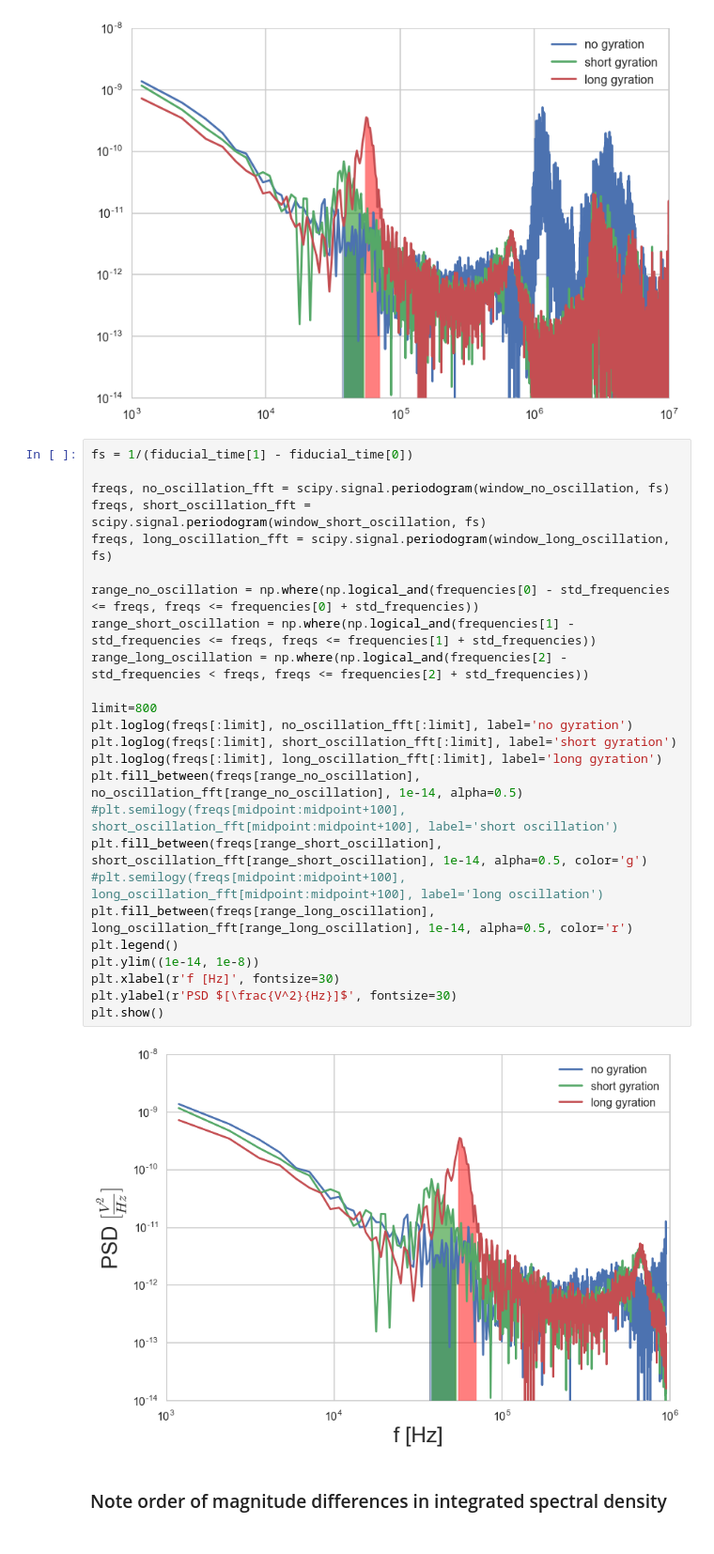
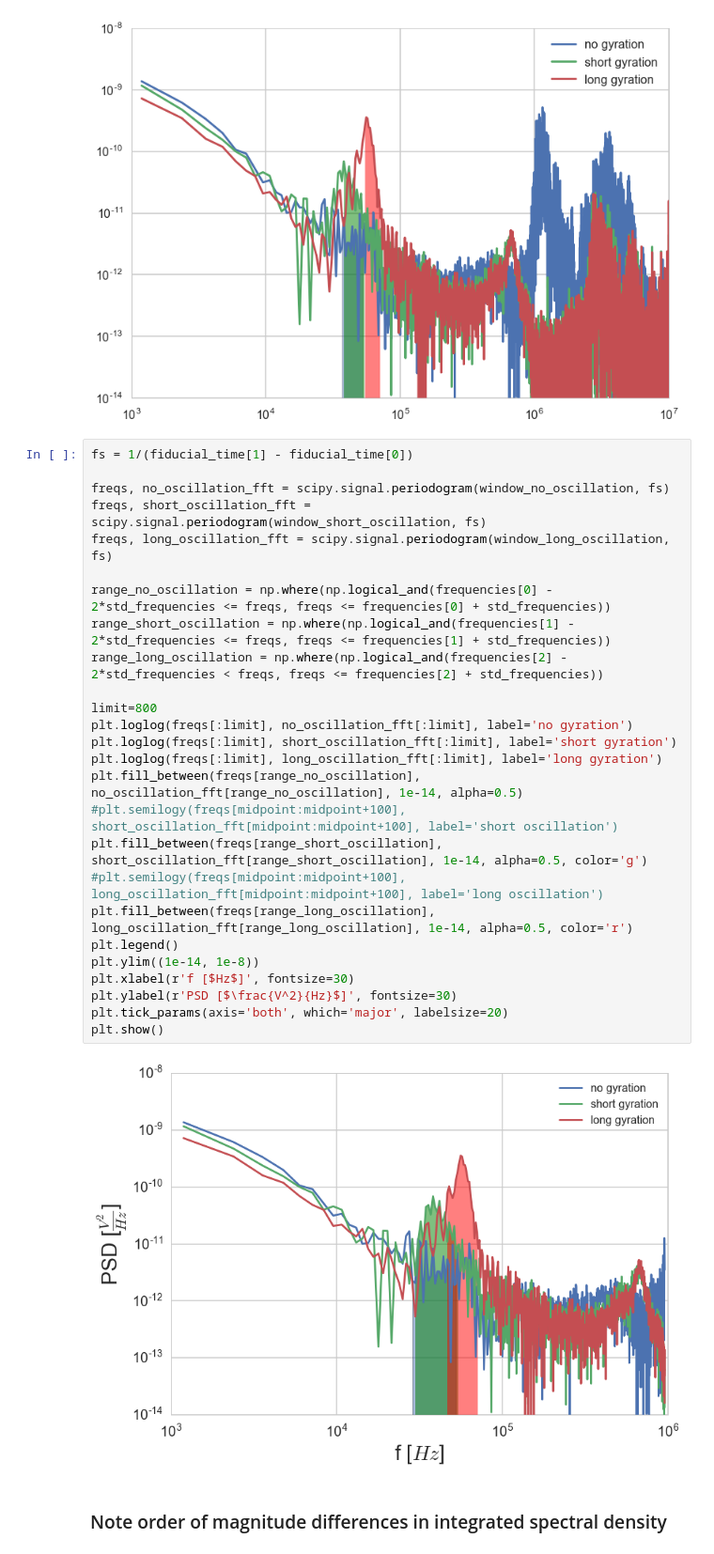
Before and after one commit to jensv/relative_canonical_helicity, a Jupyter notebook: develop_shot_quality_measures.ipynb, the cells around one changed output. Shown at 94% size. Drawn from its saved outputs; the diff is of its cells as text.

```diff
--- a/develop_shot_quality_measures.ipynb
+++ b/develop_shot_quality_measures.ipynb
@@ -675,30 +695,31 @@ plt.show()
 # %%
 fs = 1/(fiducial_time[1] - fiducial_time[0])
 
 freqs, no_oscillation_fft = scipy.signal.periodogram(window_no_oscillation, fs)
 freqs, short_oscillation_fft = scipy.signal.periodogram(window_short_oscillation, fs)
 freqs, long_oscillation_fft = scipy.signal.periodogram(window_long_oscillation, fs)
 
-range_no_oscillation = np.where(np.logical_and(frequencies[0] - std_frequencies <= freqs, freqs <= frequencies[0] + std_frequencies))
-range_short_oscillation = np.where(np.logical_and(frequencies[1] - std_frequencies <= freqs, freqs <= frequencies[1] + std_frequencies))
-range_long_oscillation = np.where(np.logical_and(frequencies[2] - std_frequencies < freqs, freqs <= frequencies[2] + std_frequencies))
+range_no_oscillation = np.where(np.logical_and(frequencies[0] - 2*std_frequencies <= freqs, freqs <= frequencies[0] + std_frequencies))
+range_short_oscillation = np.where(np.logical_and(frequencies[1] - 2*std_frequencies <= freqs, freqs <= frequencies[1] + std_frequencies))
+range_long_oscillation = np.where(np.logical_and(frequencies[2] - 2*std_frequencies < freqs, freqs <= frequencies[2] + std_frequencies))
 
 limit=800
 plt.loglog(freqs[:limit], no_oscillation_fft[:limit], label='no gyration')
 plt.loglog(freqs[:limit], short_oscillation_fft[:limit], label='short gyration')
 plt.loglog(freqs[:limit], long_oscillation_fft[:limit], label='long gyration')
 plt.fill_between(freqs[range_no_oscillation], no_oscillation_fft[range_no_oscillation], 1e-14, alpha=0.5)
 #plt.semilogy(freqs[midpoint:midpoint+100], short_oscillation_fft[midpoint:midpoint+100], label='short oscillation')
 plt.fill_between(freqs[range_short_oscillation], short_oscillation_fft[range_short_oscillation], 1e-14, alpha=0.5, color='g')
 #plt.semilogy(freqs[midpoint:midpoint+100], long_oscillation_fft[midpoint:midpoint+100], label='long oscillation')
 plt.fill_between(freqs[range_long_oscillation], long_oscillation_fft[range_long_oscillation], 1e-14, alpha=0.5, color='r')
 plt.legend()
 plt.ylim((1e-14, 1e-8))
-plt.xlabel(r'f [Hz]', fontsize=30)
-plt.ylabel(r'PSD $[\frac{V^2}{Hz}]$', fontsize=30)
+plt.xlabel(r'f [$Hz$]', fontsize=30)
+plt.ylabel(r'PSD [$\frac{V^2}{Hz}$]', fontsize=30)
+plt.tick_params(axis='both', which='major', labelsize=20)
 plt.show()
 # %% [output]
-[figure, old version]
+[figure, new version]
 # %% [markdown]
 ### Note order of magnitude differences in integrated spectral density
 # %%
```
Also changed, not shown: parts of 1 cell of this notebook, 1 other file.
